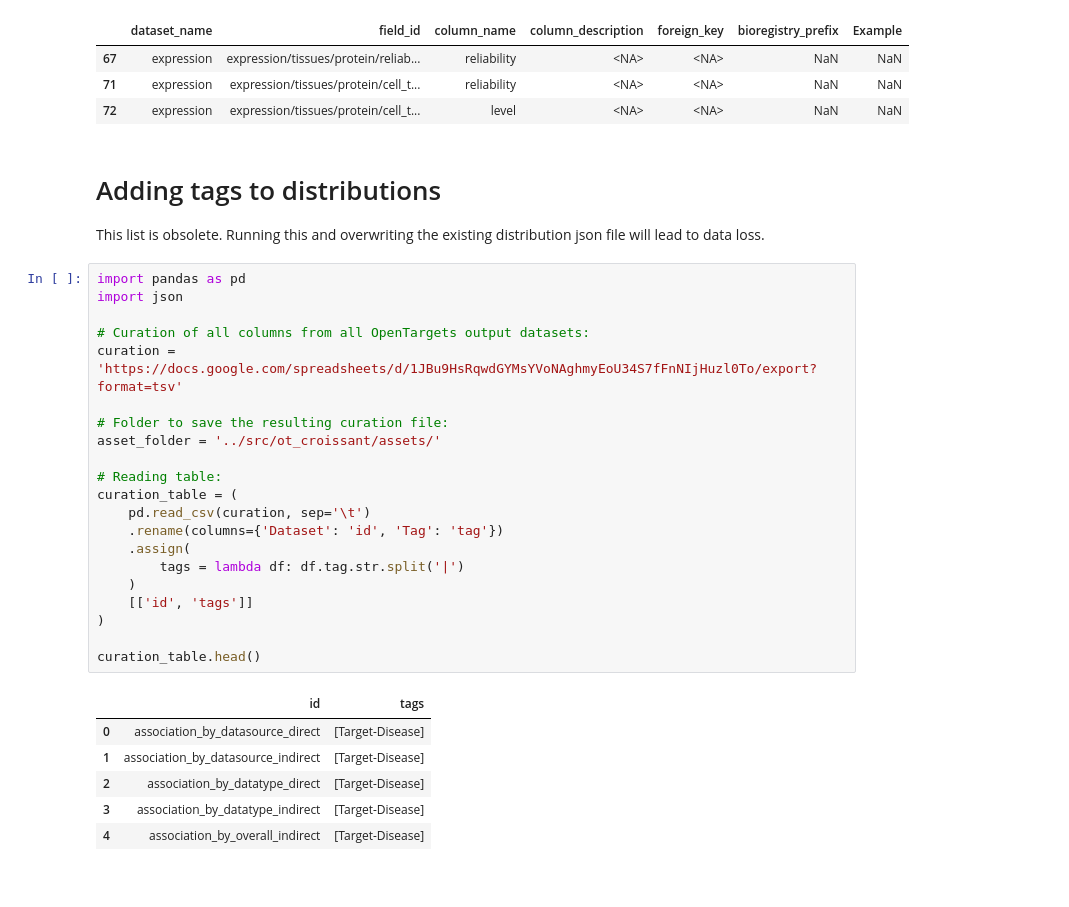
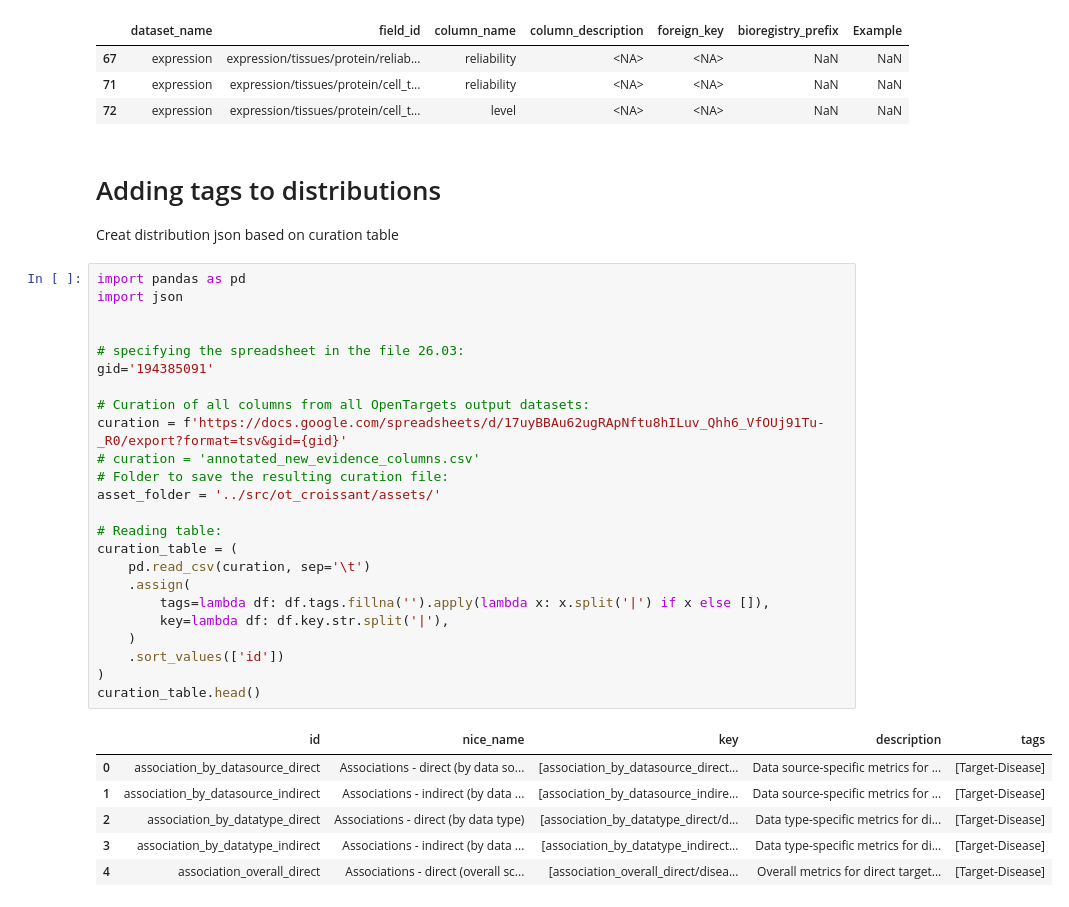
Before and after one commit to opentargets/ot_croissant, a Jupyter notebook: notebooks/curation.ipynb, the cells around one changed output. Saved outputs shown, nothing was run; the diff lists cells and outputs as text.

Commit message:
updating column and dataset descriptions

```diff
--- a/notebooks/curation.ipynb
+++ b/notebooks/curation.ipynb
@@ -124,35 +124,39 @@ curation_table.loc[curation_table.column_description.isna()]
 | 67 | expression | expression/tissues/protein/reliab... | reliability | <NA> | <NA> | NaN | NaN |
 | 71 | expression | expression/tissues/protein/cell_t... | reliability | <NA> | <NA> | NaN | NaN |
 | 72 | expression | expression/tissues/protein/cell_t... | level | <NA> | <NA> | NaN | NaN |
-# %% [markdown]
-# Adding tags to distributions
-
-This list is obsolete. Running this and overwriting the existing distribution json file will lead to data loss.
+# %% [markdown]
+# Adding tags to distributions
+
+
+Creat distribution json based on curation table
 # %%
 import pandas as pd
 import json
 
+
+# specifying the spreadsheet in the file 26.03:
+gid='194385091'
+
 # Curation of all columns from all OpenTargets output datasets:
-curation = 'https://docs.google.com/spreadsheets/d/1JBu9HsRqwdGYMsYVoNAghmyEoU34S7fFnNIjHuzl0To/export?format=tsv'
-
+curation = f'https://docs.google.com/spreadsheets/d/17uyBBAu62ugRApNftu8hILuv_Qhh6_VfOUj91Tu-_R0/export?format=tsv&gid={gid}'
+# curation = 'annotated_new_evidence_columns.csv'
 # Folder to save the resulting curation file:
 asset_folder = '../src/ot_croissant/assets/'
 
 # Reading table:
 curation_table = (
     pd.read_csv(curation, sep='\t')
-    .rename(columns={'Dataset': 'id', 'Tag': 'tag'})
     .assign(
-        tags = lambda df: df.tag.str.split('|')
+        tags=lambda df: df.tags.fillna('').apply(lambda x: x.split('|') if x else []),
+        key=lambda df: df.key.str.split('|'),
     )
-    [['id', 'tags']]
+    .sort_values(['id'])
 )
-
 curation_table.head()
 # %% [output]
-|  | id | tags |
-| 0 | association_by_datasource_direct | [Target-Disease] |
-| 1 | association_by_datasource_indirect | [Target-Disease] |
-| 2 | association_by_datatype_direct | [Target-Disease] |
-| 3 | association_by_datatype_indirect | [Target-Disease] |
-| 4 | association_by_overall_indirect | [Target-Disease] |
+|  | id | nice_name | key | description | tags |
+| 0 | association_by_datasource_direct | Associations - direct (by data so... | [association_by_datasource_direct... | Data source-specific metrics for ... | [Target-Disease] |
+| 1 | association_by_datasource_indirect | Associations - indirect (by data ... | [association_by_datasource_indire... | Data source-specific metrics for ... | [Target-Disease] |
+| 2 | association_by_datatype_direct | Associations - direct (by data type) | [association_by_datatype_direct/d... | Data type-specific metrics for di... | [Target-Disease] |
+| 3 | association_by_datatype_indirect | Associations - indirect (by data ... | [association_by_datatype_indirect... | Data type-specific metrics for di... | [Target-Disease] |
+| 4 | association_overall_direct | Associations - direct (overall sc... | [association_overall_direct/disea... | Overall metrics for direct target... | [Target-Disease] |
```
Also changed, not shown: parts of 11 cells of this notebook, 2 other files.
